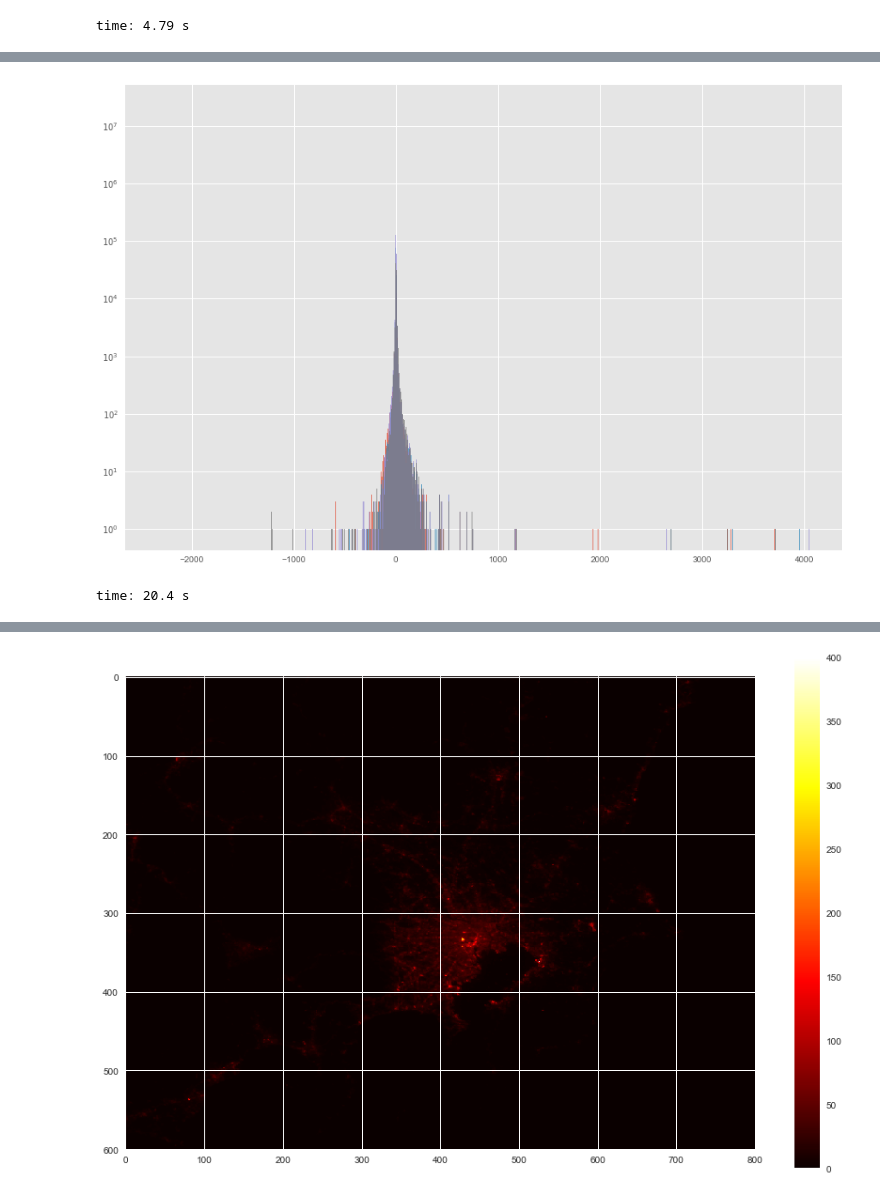
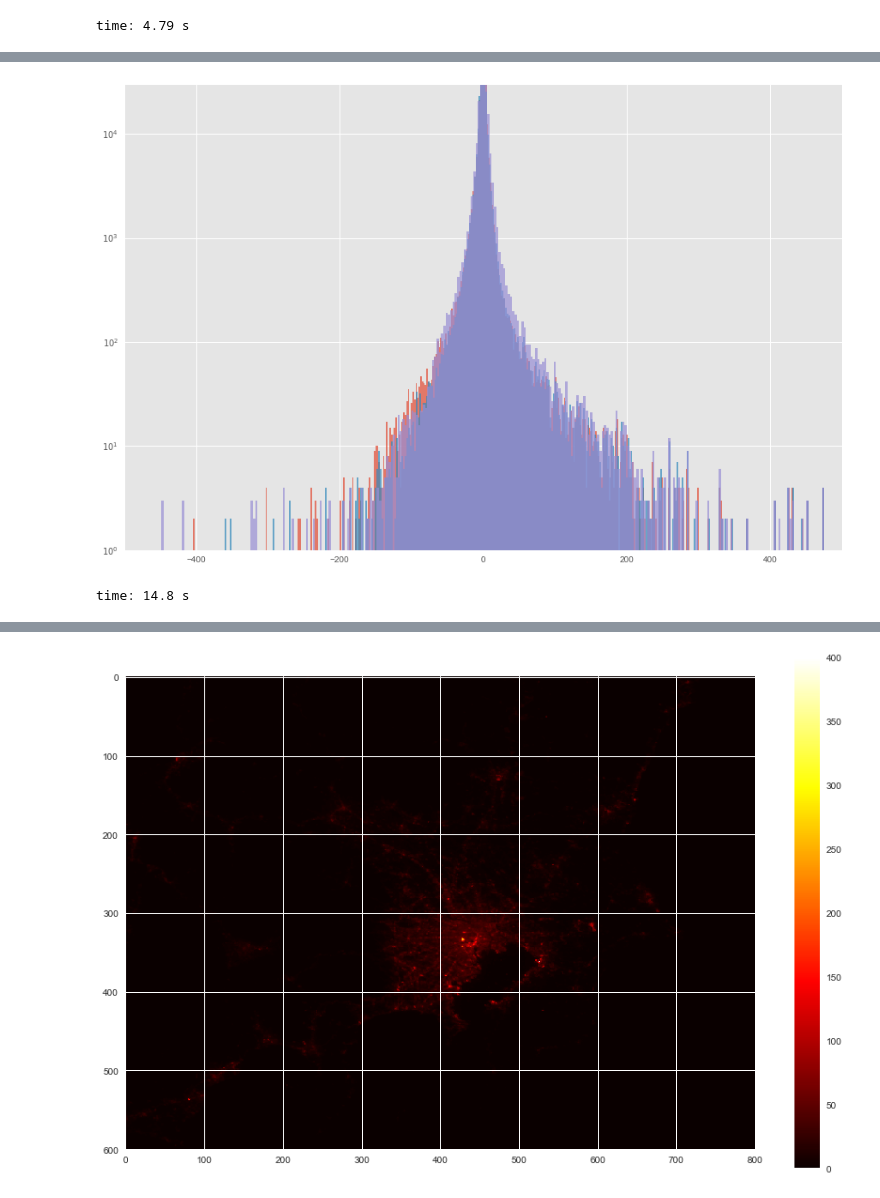
Before and after one commit to hayashiyus/nighttime_light_intensity_analytics, a Jupyter notebook: ipynb/nighttime_light_intensity_analysis.ipynb, the cells around one changed output, grey strips where cells are left out. Drawn from its saved outputs; the diff is of its cells as text; code cells hidden in the pictures.

```diff
--- a/ipynb/nighttime_light_intensity_analysis.ipynb
+++ b/ipynb/nighttime_light_intensity_analysis.ipynb
@@ -155,14 +155,15 @@ time: 1.33 s
 # %%
 plt.figure(figsize = (15,10))
 
 with plt.style.context(('ggplot')):
-    #plt.hist(arr_diff[0], bins=bins, log = True)
     plt.hist(arr_diff1615[0], bins=2000, log = True, alpha=0.7)
     plt.hist(arr_diff1614[0], bins=2000, log = True, alpha=0.7)
     plt.hist(arr_diff1613[0], bins=2000, log = True, alpha=0.7)
-    plt.hist(arr_diff1612[0], bins=2000, log = True, alpha=0.7)
 
+#plt.xscale('log')
+plt.xlim(-500,500)
+plt.ylim(0,30000)
 plt.show()
 # %% [output]
-[figure, old version]
+[figure, new version]
-time: 20.4 s
+time: 14.8 s
```
Also changed, not shown: parts of 3 cells of this notebook.
